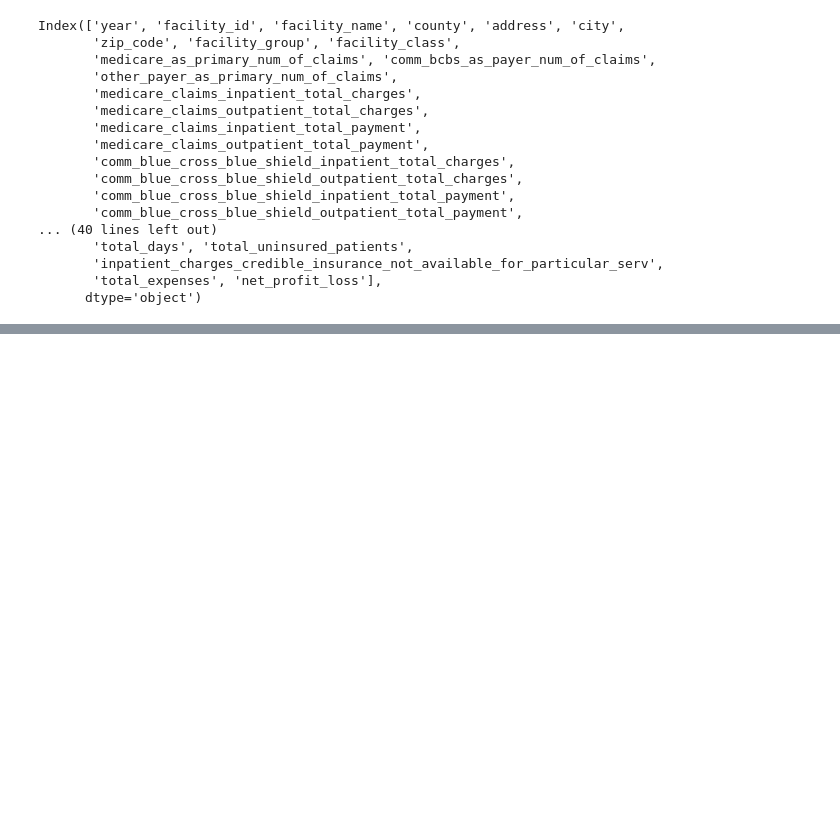
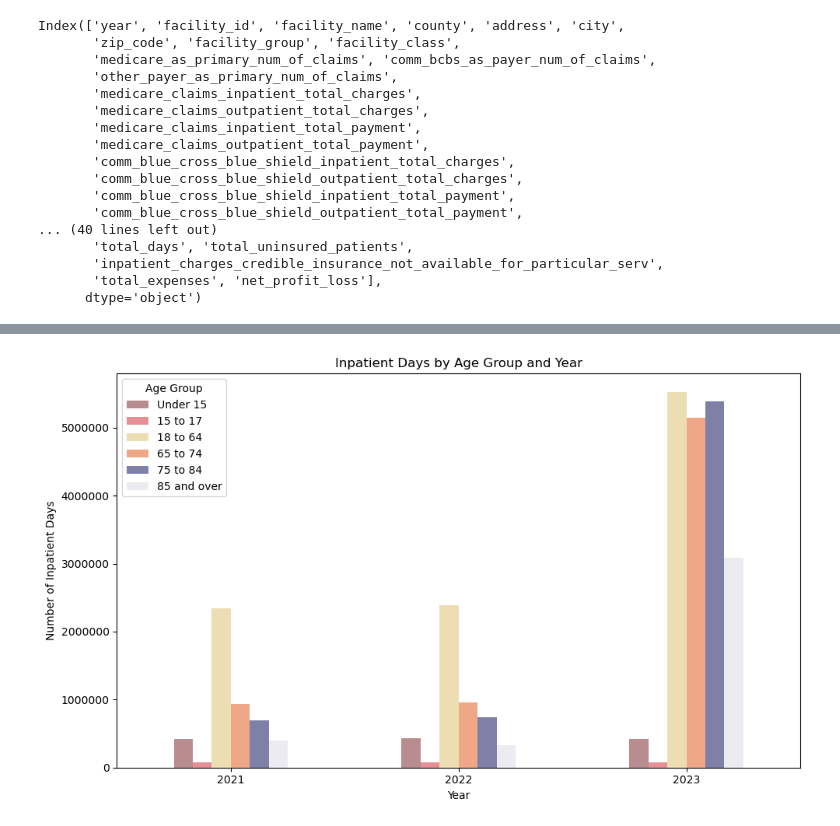
Before and after one commit to navyan0245/geographic_desparities, a Jupyter notebook: notebook/calculations.ipynb, the cells around one changed output, grey strips where cells are left out. Cells and saved outputs as stored; diff of their text form; code cells hidden in the pictures; blank space fills up the shorter version.

```diff
--- a/notebook/calculations.ipynb
+++ b/notebook/calculations.ipynb
@@ -307,0 +408,50 @@ Index(['year', 'facility_id', 'facility_name', 'county', 'address', 'city',
+# %%
+inpatients_df = df_all_years[['year','under15patientdays','15to17patientdays','18to64patientdays','65to74patientdays','75to84patientdays','85overpatientdays']]
+# %%
+
+inpatients_by_year = inpatients_df.groupby("year").sum()
+
+age_order = [
+    "under15patientdays",
+    "15to17patientdays",
+    "18to64patientdays",
+    "65to74patientdays",
+    "75to84patientdays",
+    "85overpatientdays"
+]
+inpatients_by_year = inpatients_by_year[age_order]
+
+colors = ["#B98C8F", "#E68F96", "#EDDDB3", "#F0A787", "#7e80a8", "#edebf2"]
+
+# Clustered bar chart
+ax = inpatients_by_year.plot(
+    kind="bar",
+    figsize=(10,6),
+    color=colors
+)
+
+#  Labels and title
+plt.title("Inpatient Days by Age Group and Year")
+plt.xlabel("Year")
+plt.ylabel("Number of Inpatient Days")
+plt.xticks(rotation=0)
+plt.legend(title="Age Group", labels=[
+    "Under 15",
+    "15 to 17",
+    "18 to 64",
+    "65 to 74",
+    "75 to 84",
+    "85 and over"
+])
+
+# Disable scientific notation
+ax.yaxis.set_major_formatter(mtick.ScalarFormatter())
+ax.yaxis.get_major_formatter().set_scientific(False)
+ax.yaxis.get_major_formatter().set_useOffset(False)
+
+# save
+plt.tight_layout()
+plt.savefig("../visual_templates/inpatient_days_by_year_clustered.png", dpi=300)
+plt.show()
+# %% [output]
+[figure, added]
```
Also changed, not shown: parts of 9 cells of this notebook, 26 other files.
